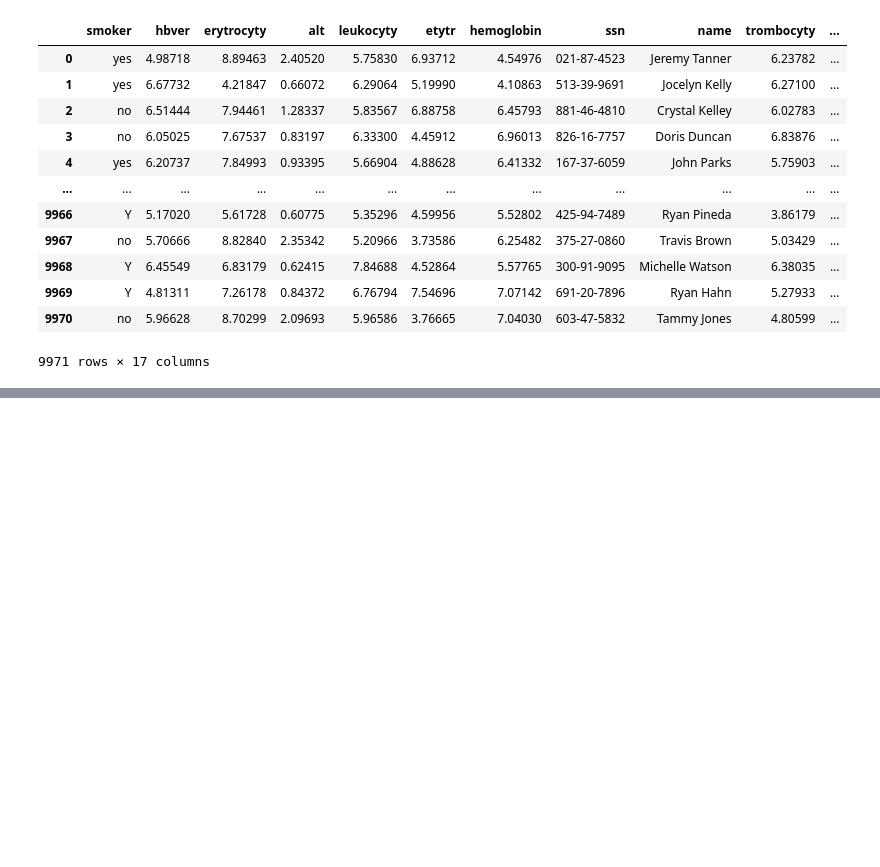
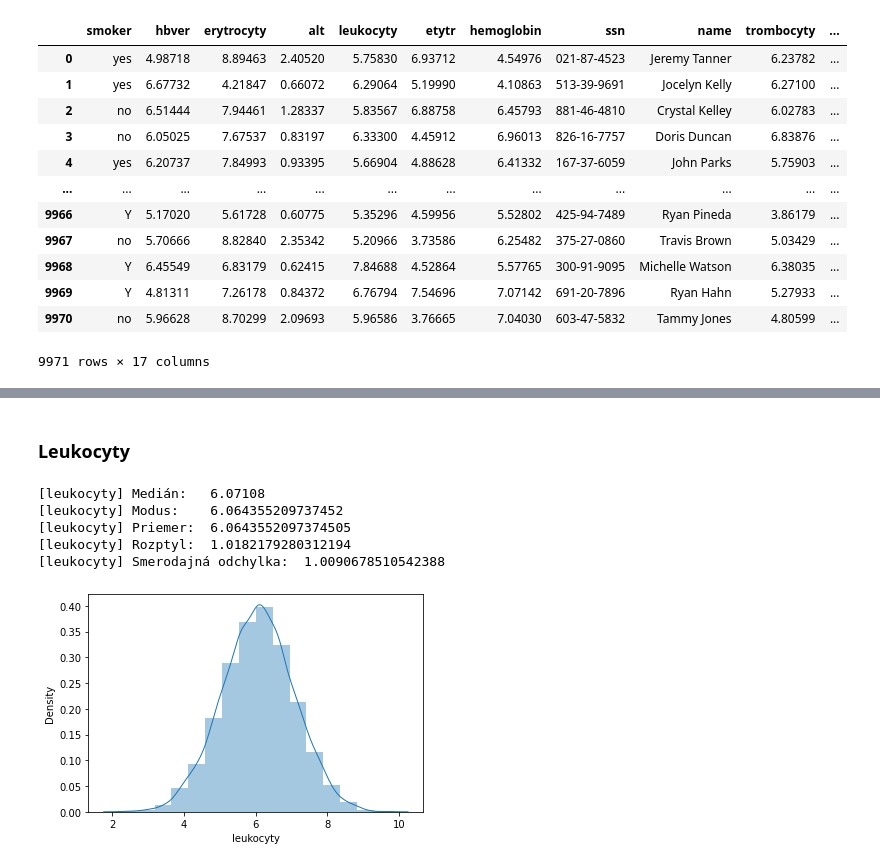
Before and after one commit to MarkoStahovec/IAU-Stahovec-Viest, a Jupyter notebook: main.ipynb, the cells around one changed output, grey strips where cells are left out. Saved outputs shown, nothing was run; the diff lists cells and outputs as text; code cells hidden in the pictures; blank space fills up the shorter version.

```diff
--- a/main.ipynb
+++ b/main.ipynb
@@ -22,0 +137,17 @@ data
+# %% [markdown]
+### Leukocyty
+# %%
+sns.distplot(data_labor["leukocyty"], kde=True, kde_kws={"lw": 1}, bins=16)
+# sns.histplot(data=data_labor, x="leukocyty", bins=24, kde=True)
+print(f"[leukocyty] Medián:  ", data_labor["leukocyty"].median())
+print(f"[leukocyty] Modus:   ", data_labor.mode()["leukocyty"][0])
+print(f"[leukocyty] Priemer: ", data_labor["leukocyty"].mean())
+print(f"[leukocyty] Rozptyl: ", np.var(data_labor["leukocyty"]))
+print(f"[leukocyty] Smerodajná odchylka: ", np.std(data_labor["leukocyty"]))
+# %% [output]
+[leukocyty] Medián:   6.07108
+[leukocyty] Modus:    6.064355209737452
+[leukocyty] Priemer:  6.0643552097374505
+[leukocyty] Rozptyl:  1.0182179280312194
+[leukocyty] Smerodajná odchylka:  1.0090678510542388
+[figure, added]
```
Also changed, not shown: parts of 20 cells of this notebook.
